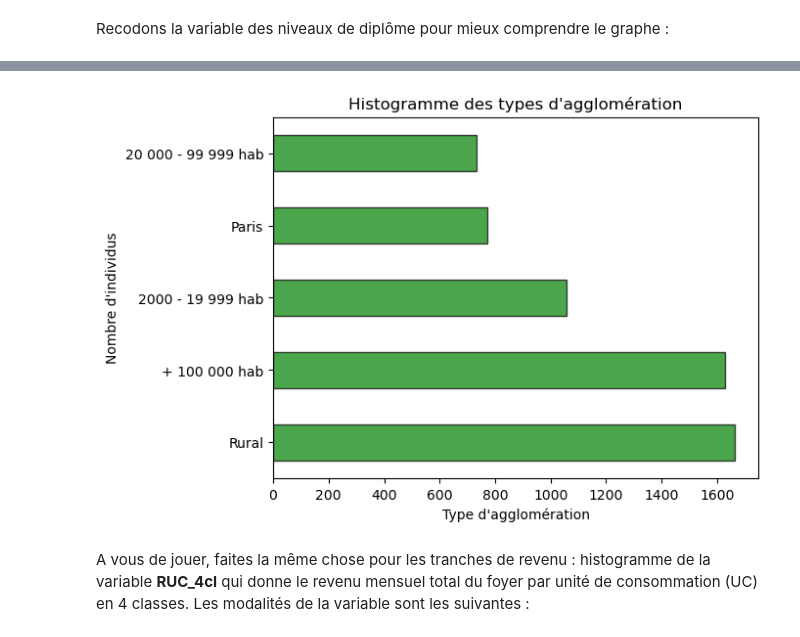
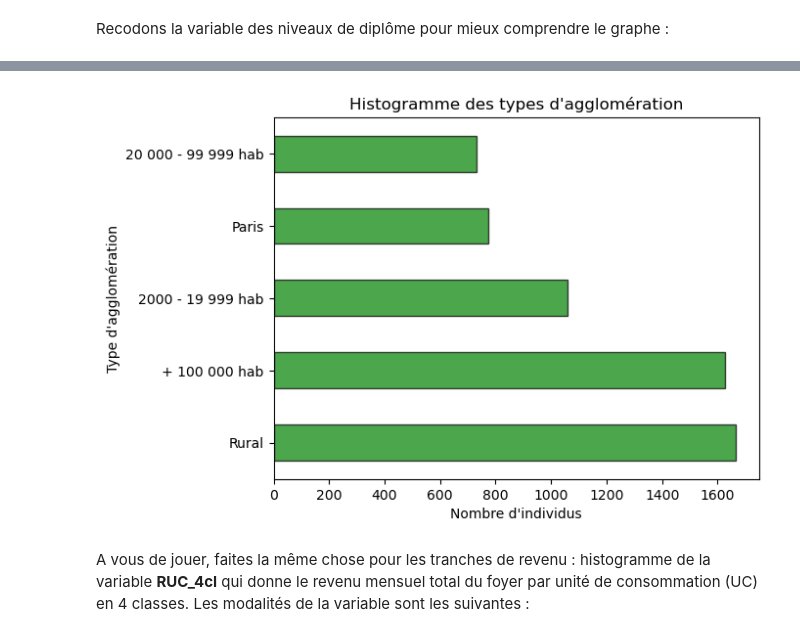
Before and after one commit to TanguyBarthelemy/funathon2023_sujet3, a Jupyter notebook: Sujet_3_Python_Tanguy.ipynb, the cells around one changed output, grey strips where cells are left out. Saved outputs shown, nothing was run; the diff lists cells and outputs as text; code cells hidden in the pictures.

```diff
--- a/Sujet_3_Python_Tanguy.ipynb
+++ b/Sujet_3_Python_Tanguy.ipynb
@@ -214,19 +214,19 @@ description_indiv['categorie_agglo'] = description_indiv['agglo_5cl'].replace(di
 # %%
 counts_agglo = description_indiv['categorie_agglo'].value_counts()
 
 # Générer le graphique en barres horizontales
 counts_agglo.plot(kind='barh',
                    color="green",
                    edgecolor="black",
                    alpha=0.7)
 
 
 plt.title("Histogramme des types d'agglomération")
-plt.xlabel("Type d'agglomération")
-plt.ylabel("Nombre d'individus")
+plt.ylabel("Type d'agglomération")
+plt.xlabel("Nombre d'individus")
 plt.show()
 # %% [output]
-[figure, old version]
+[figure, new version]
 # %% [markdown]
 A vous de jouer, faites la même chose pour les tranches de revenu : histogramme de la variable **RUC_4cl** qui donne le revenu mensuel total du foyer par unité de consommation (UC) en 4 classes. Les modalités de la variable sont les suivantes :
 # %%
```
Also changed, not shown: parts of 17 cells of this notebook.
